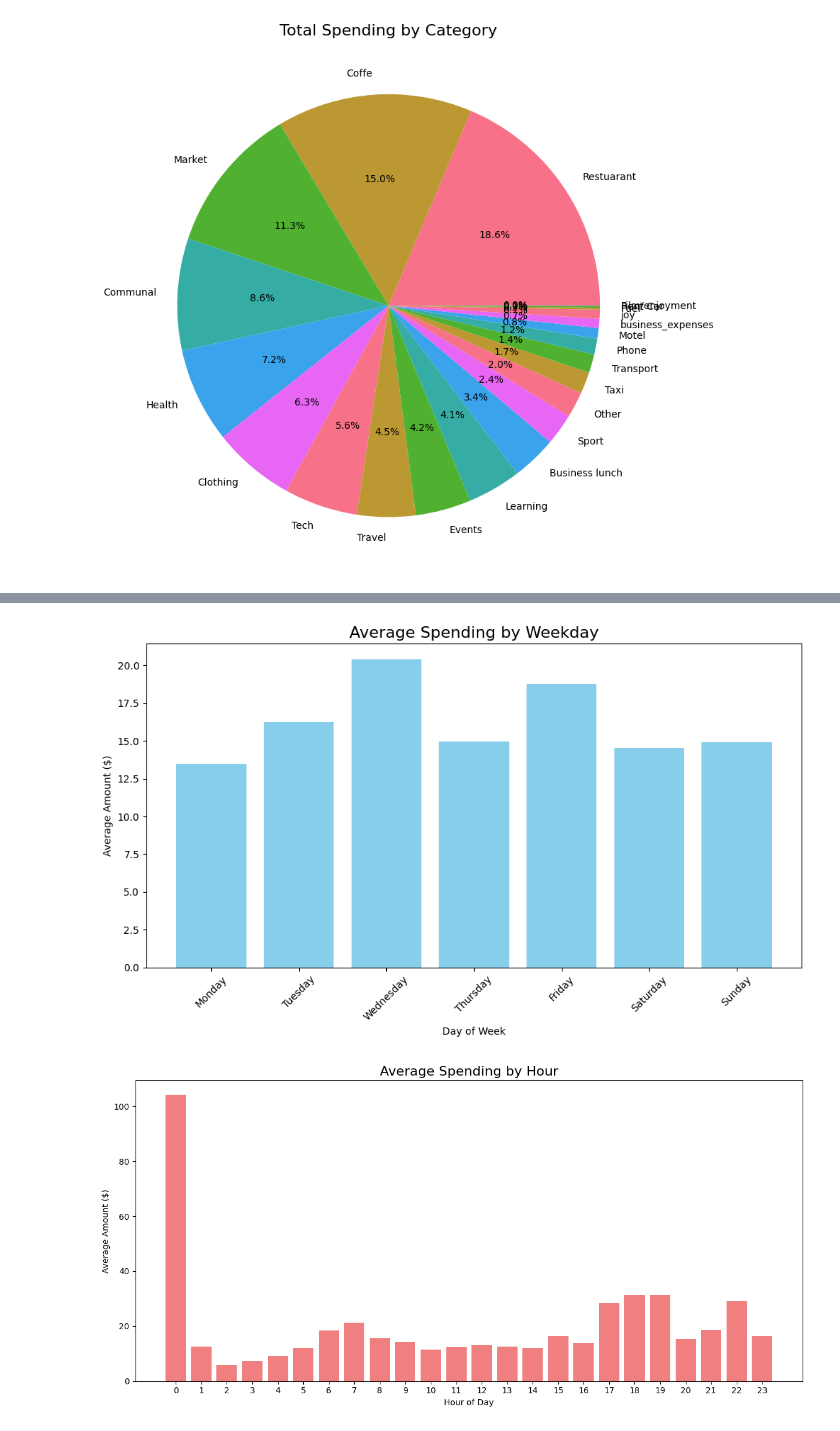
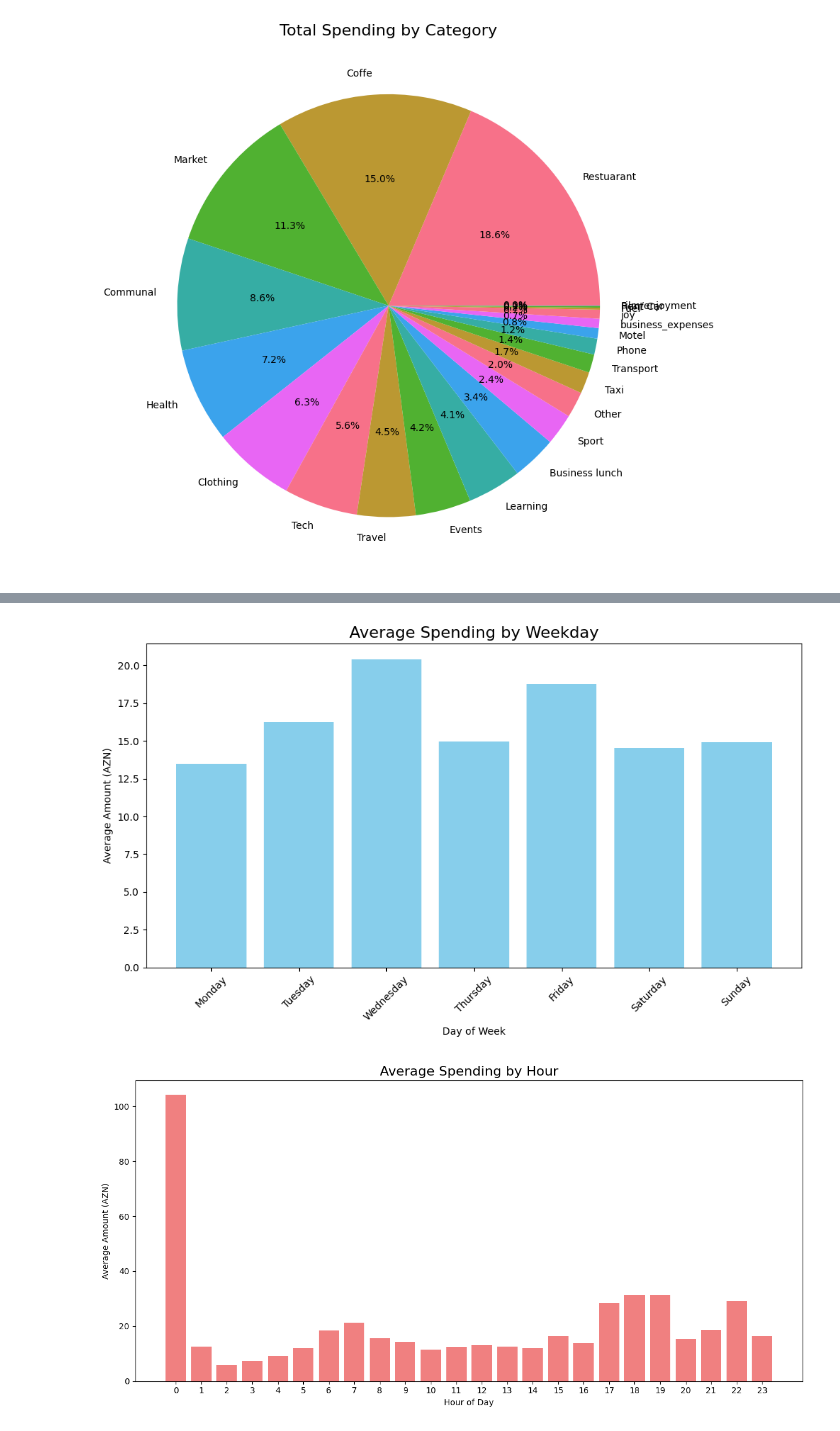
Before and after one commit to science-analyse/monthly_expenses_prediction, a Jupyter notebook: 2.0.0/EDA.ipynb, the cells around one changed output, grey strips where cells are left out. Cells and saved outputs as stored; diff of their text form; code cells hidden in the pictures.

```diff
--- a/2.0.0/EDA.ipynb
+++ b/2.0.0/EDA.ipynb
@@ -158,18 +160,18 @@ plt.show()
 # %%
 # Visualization 3: Average Spending by Weekday
 fig, ax = plt.subplots(figsize=(10, 6))
 weekday_spending = df.groupby('weekday')['amount'].mean()
 weekday_order = ['Monday', 'Tuesday', 'Wednesday', 'Thursday', 'Friday', 'Saturday', 'Sunday']
 weekday_spending = weekday_spending.reindex(weekday_order)
 bars = ax.bar(weekday_spending.index, weekday_spending.values, color='skyblue')
 ax.set_title('Average Spending by Weekday', fontsize=16)
 ax.set_xlabel('Day of Week')
-ax.set_ylabel('Average Amount ($)')
+ax.set_ylabel('Average Amount (AZN)')
 plt.xticks(rotation=45)
 plt.tight_layout()
 plt.show()
 # %% [output]
-[figure, old version]
+[figure, new version]
 # %%
 # Visualization 4: Average Spending by Hour
 fig, ax = plt.subplots(figsize=(12, 6))
```
Also changed, not shown: parts of 11 cells of this notebook.
